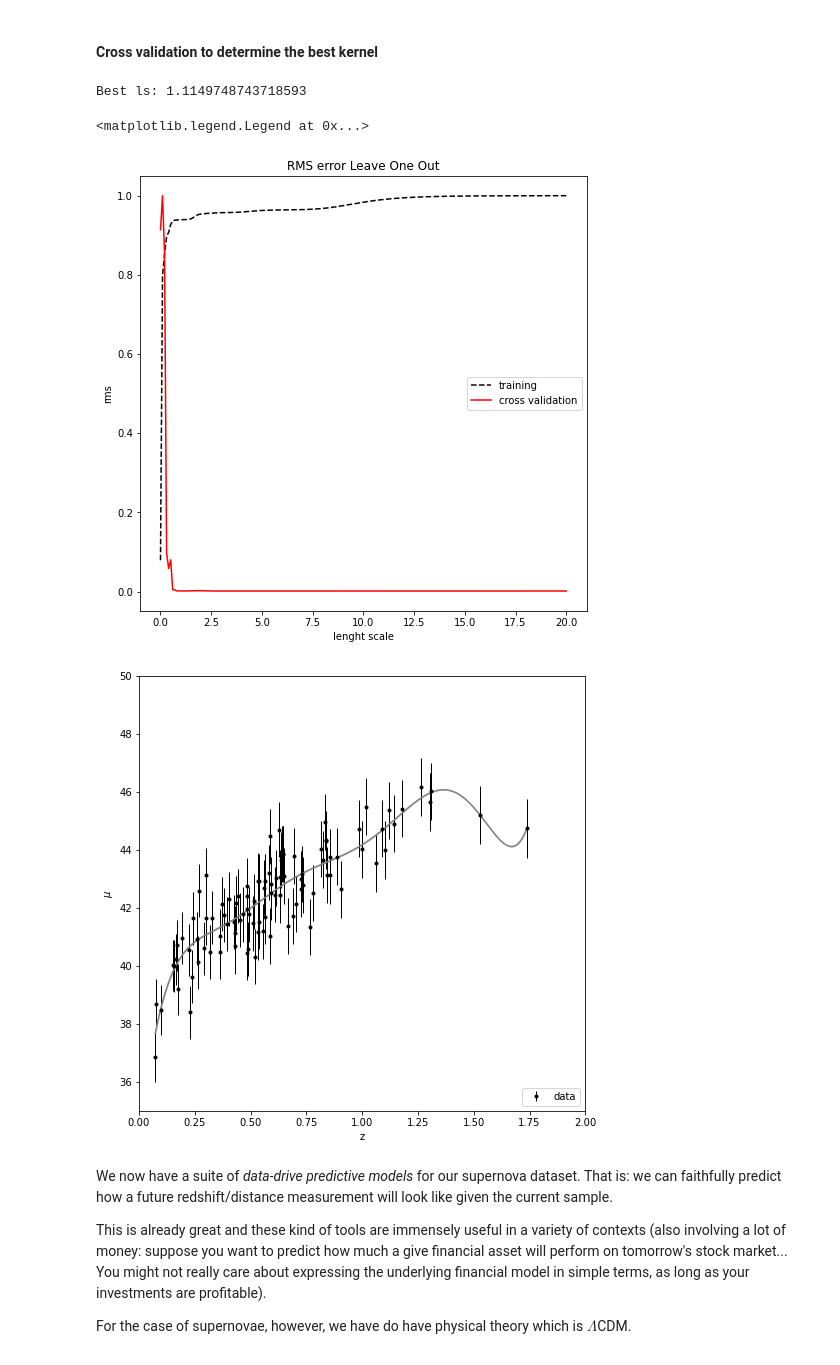
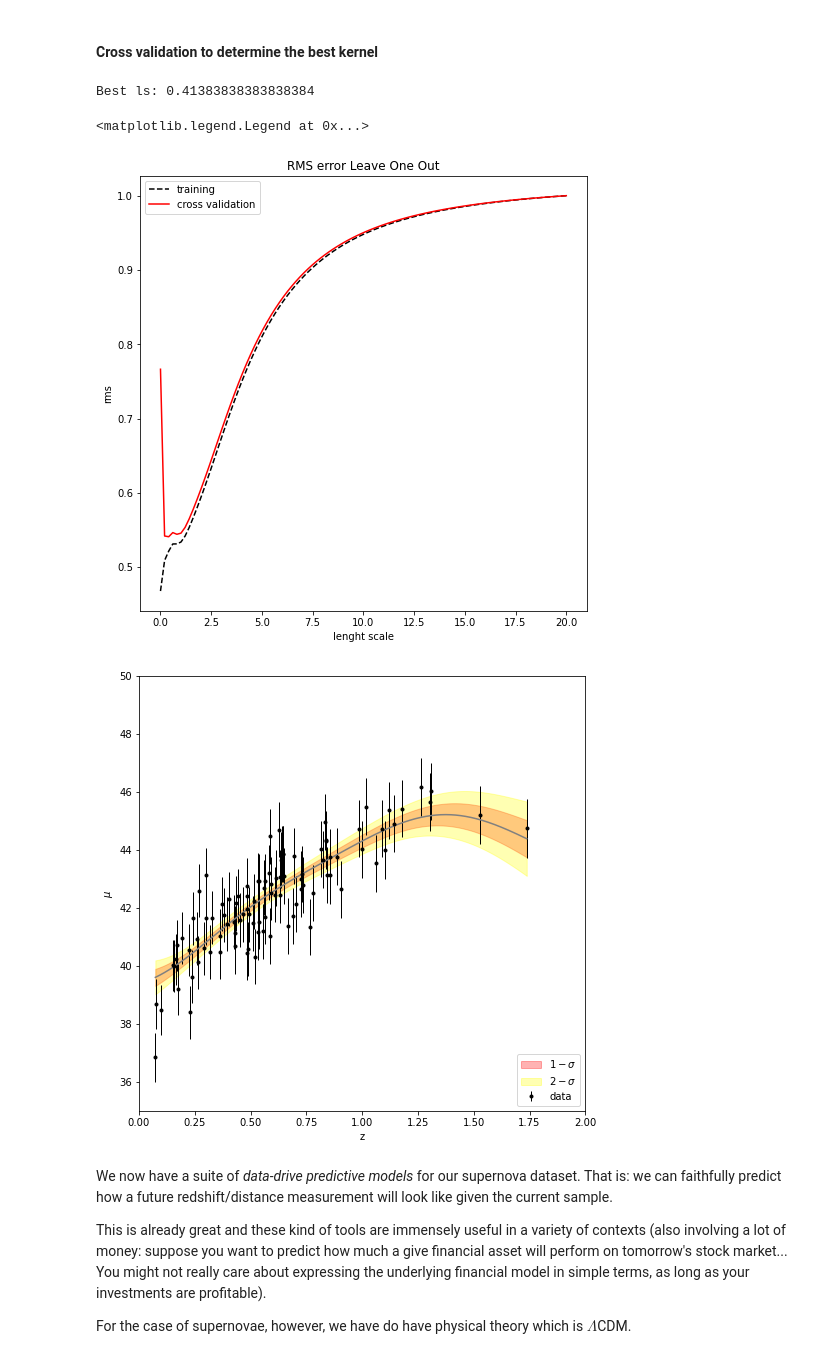
Before and after one commit to ludovicobizzarri/astrostatistics_bicocca_2024, a Jupyter notebook: working/Lesson 18/SN and redshift part 2.ipynb, the cells around one changed output. Saved outputs shown, nothing was run; the diff lists cells and outputs as text; code cells hidden in the pictures.

```diff
--- a/working/Lesson 18/SN and redshift part 2.ipynb
+++ b/working/Lesson 18/SN and redshift part 2.ipynb
@@ -106,14 +106,13 @@ def error_func(y_true, y_m,sigma_y):
     N = len(y_true)
     return np.sqrt(1/N * np.sum((y_true-y_m)**2/sigma_y**2)) # implement the division by the sigma?
 # %%
-ls_range = np.linspace(0.01,20,200)
+ls_range = np.linspace(0.01,20,100)
 
 err_cv = np.zeros(len(ls_range))
 err_train = np.zeros(len(ls_range))
 
 for ls,i in zip(ls_range,np.arange(0,len(ls_range))):
-    kernel = RBF(length_scale=ls,length_scale_bounds='fixed')
-    model = GaussianProcessRegressor(kernel=kernel)
+    kernel = ConstantKernel() + RBF(length_scale=ls,length_scale_bounds='fixed')
     # cross validation
     loo = LeaveOneOut() # sample splitting
 
@@ -122,6 +121,7 @@ for ls,i in zip(ls_range,np.arange(0,len(ls_range))):
 
     # iterating over the n_splits
     for train, test in loo.split(X):
+        model = GaussianProcessRegressor(kernel=kernel,alpha=(dmu[train])**2)
 
         # define the model given the splitted data
         model.fit(X[train],y[train])
@@ -159,33 +159,36 @@ plt.ylabel('rms')
 plt.title('RMS error Leave One Out')
 plt.legend()
 # %% [output]
-Best ls: 1.1149748743718593
+Best ls: 0.41383838383838384
 <matplotlib.legend.Legend at 0x...>
-[figure, old version]
+[figure, new version]
 # %%
-best_kernel = RBF(length_scale=best_ls,length_scale_bounds='fixed')
-gp_best = GaussianProcessRegressor(kernel=best_kernel)
+best_kernel = ConstantKernel(1) + RBF(best_ls, length_scale_bounds='fixed')
+gp_best = GaussianProcessRegressor(kernel=best_kernel,alpha=(dmu)**2)
 gp_best.fit(X,y)
 
 X_grid = np.linspace(z_sample.min(),z_sample.max(),1000)[:,np.newaxis]
 
 y_pred, dy_pred = gp_best.predict(X_grid, return_std=True)
 
 fig = plt.figure(figsize=(8,8))
 
 plt.plot(X_grid[:,0], y_pred[:,0], '-', color='gray')
 
 plt.fill_between(X_grid[:,0], y_pred[:,0]-dy_pred, y_pred[:,0]+dy_pred,
-                color='gray', alpha=0.3)
+                color='red', alpha=0.3,label='$1-\sigma$')
+
+plt.fill_between(X_grid[:,0], y_pred[:,0]-2*dy_pred, y_pred[:,0]+2*dy_pred,
+                color='yellow', alpha=0.3,label='$2-\sigma$')
 
 plt.errorbar(z_sample, mu_sample, dmu, fmt='.k', ecolor='black', lw=1,label='data')
 plt.xlabel("z")
 plt.ylabel("$\mu$")
 plt.legend(loc='lower right')
 plt.xlim(0,2)
 plt.ylim(35,50);
 # %% [output]
-[figure, old version]
+[figure, new version]
 # %% [markdown]
 We now have a suite of *data-drive predictive models* for our supernova dataset. That is: we can faithfully predict how a future redshift/distance measurement will look like given the current sample.
 
```
Also changed, not shown: parts of 34 cells of this notebook.
